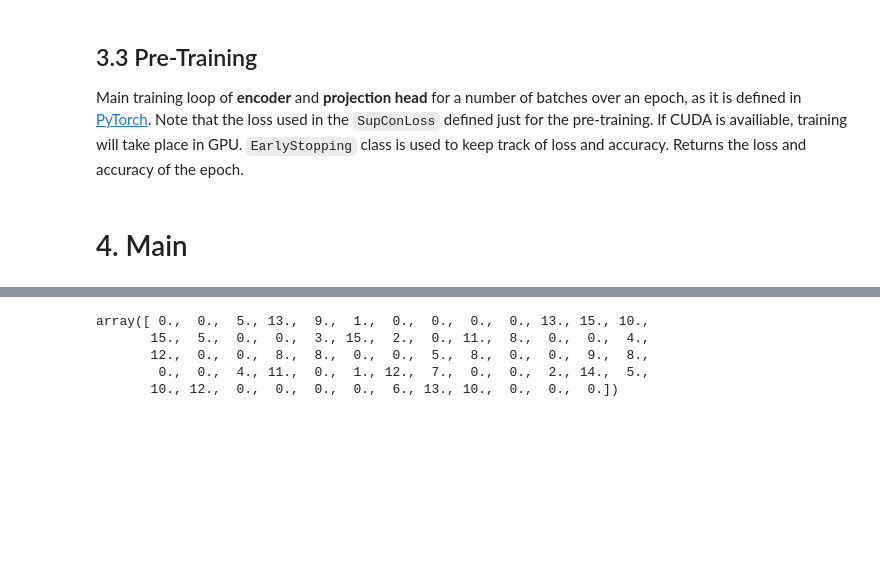
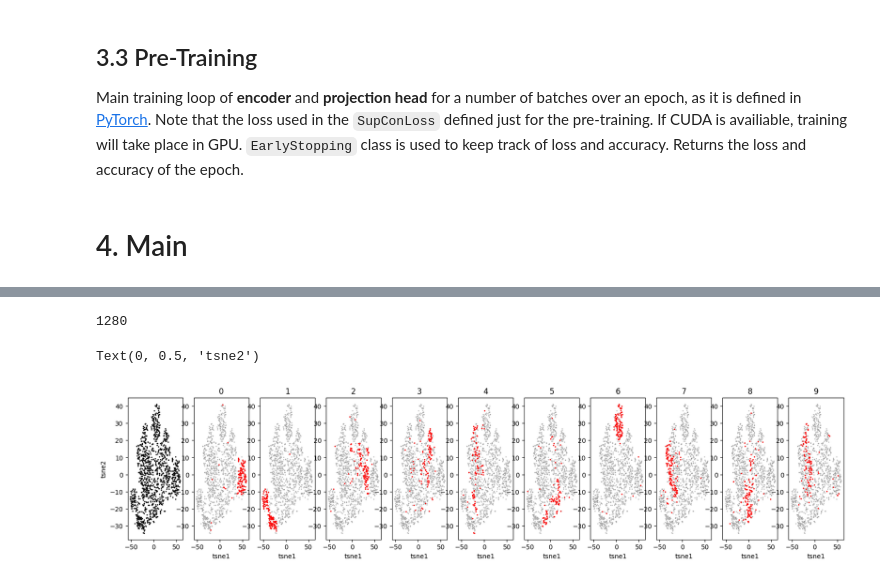
Before and after one commit to SergeiDBykov/self_supervised_halos, a Jupyter notebook: simCLR_MNIST/1_train_supcon_orig_notebook.ipynb, the cells around one changed output, grey strips where cells are left out. Cells and saved outputs as stored; diff of their text form; code cells hidden in the pictures; blank space fills up the shorter version.

```diff
--- a/simCLR_MNIST/1_train_supcon_orig_notebook.ipynb
+++ b/simCLR_MNIST/1_train_supcon_orig_notebook.ipynb
@@ -247,13 +271,18 @@ model.load_state_dict(torch.load('models/supcon.pth'))
 # %%
-contrastive_transform = transforms.Compose([
-                                transforms.RandomResizedCrop(size=(28, 28), scale = (0.5, 0.95)),
-                                transforms.RandomRotation(degrees=45),
+# vis_transform = transforms.Compose([
+#                                 transforms.RandomResizedCrop(size=(28, 28), scale = (0.5, 0.95)),
+#                                 transforms.RandomRotation(degrees=45),
+#                                 transforms.ToTensor(),
+#                                     ])
+
+vis_transform = transforms.Compose([
                                 transforms.ToTensor(),
                                     ])
 
-contrastive_set = datasets.MNIST('./data', download=True, train=True, transform=TwoCropTransform(contrastive_transform))
 
-contrastive_loader = torch.utils.data.DataLoader(contrastive_set, batch_size=64, shuffle=True)
+dataset = datasets.MNIST('./data', download=True, train=True, transform=TwoCropTransform(vis_transform))
+
+dataloader = torch.utils.data.DataLoader(dataset, batch_size=64, shuffle=True)
 
 
 #get embeddings of the dataset
@@ -264,8 +293,8 @@ embeddings = []
 labels = []
 
 
-i_max = 10
-for i, (data, target) in enumerate(contrastive_loader):
+i_max = 20
+for i, (data, target) in enumerate(dataloader):
     data = data[0]
     if i == i_max:
         break
@@ -280,5 +309,5 @@ embeddings = torch.cat(embeddings, dim=0)
 labels = torch.cat(labels, dim=0)
 
 embeddings = embeddings.cpu().detach().numpy()
-labels = labels.cpu().detach().numpy
+labels = labels.cpu().detach().numpy()
 # %%
@@ -303,2 +318,0 @@ tsne = TSNE(n_components=2, random_state=0)
-# %%
-X_2d = tsne.fit_transform(embeddings[:,:10])
@@ -337,8 +319,29 @@ plt.show()
-# %%
-X[0]
-# %% [output]
-array([ 0.,  0.,  5., 13.,  9.,  1.,  0.,  0.,  0.,  0., 13., 15., 10.,
-       15.,  5.,  0.,  0.,  3., 15.,  2.,  0., 11.,  8.,  0.,  0.,  4.,
-       12.,  0.,  0.,  8.,  8.,  0.,  0.,  5.,  8.,  0.,  0.,  9.,  8.,
-        0.,  0.,  4., 11.,  0.,  1., 12.,  7.,  0.,  0.,  2., 14.,  5.,
-       10., 12.,  0.,  0.,  0.,  0.,  6., 13., 10.,  0.,  0.,  0.])
+# %%
+len(labels)
+# %% [output]
+1280
+# %%
+#tsne
+
+limit_labels = len(labels)
+
+#ax.scatter(X_2d[:limit_labels, 0], X_2d[:limit_labels, 1], c=labels[:limit_labels], cmap='tab10')
+
+#plt.figure(figsize = (15,4))
+fig, axs = plt.subplots(1, 11, figsize = (20,4))
+axs=axs.flatten()
+
+axs[0].scatter(X_2d[:limit_labels, 0], X_2d[:limit_labels, 1], c = 'k', s = 1)
+
+for i in range(0,10):
+  axs[i+1].scatter(X_2d[:limit_labels, 0], X_2d[:limit_labels, 1], c = 'gray', s = 1, alpha = 0.4)
+  mask = labels[:limit_labels]==i
+  axs[i+1].scatter(X_2d[:limit_labels, 0][mask], X_2d[:limit_labels, 1][mask], c = 'r', s = 1, alpha = 1)
+
+  axs[i+1].set_title(i)
+
+  axs[i+1].set_xlabel('tsne1')
+axs[0].set_ylabel('tsne2')
+# %% [output]
+Text(0, 0.5, 'tsne2')
+[figure, added]
```
Also changed, not shown: parts of 9 cells of this notebook, 2 other files.
